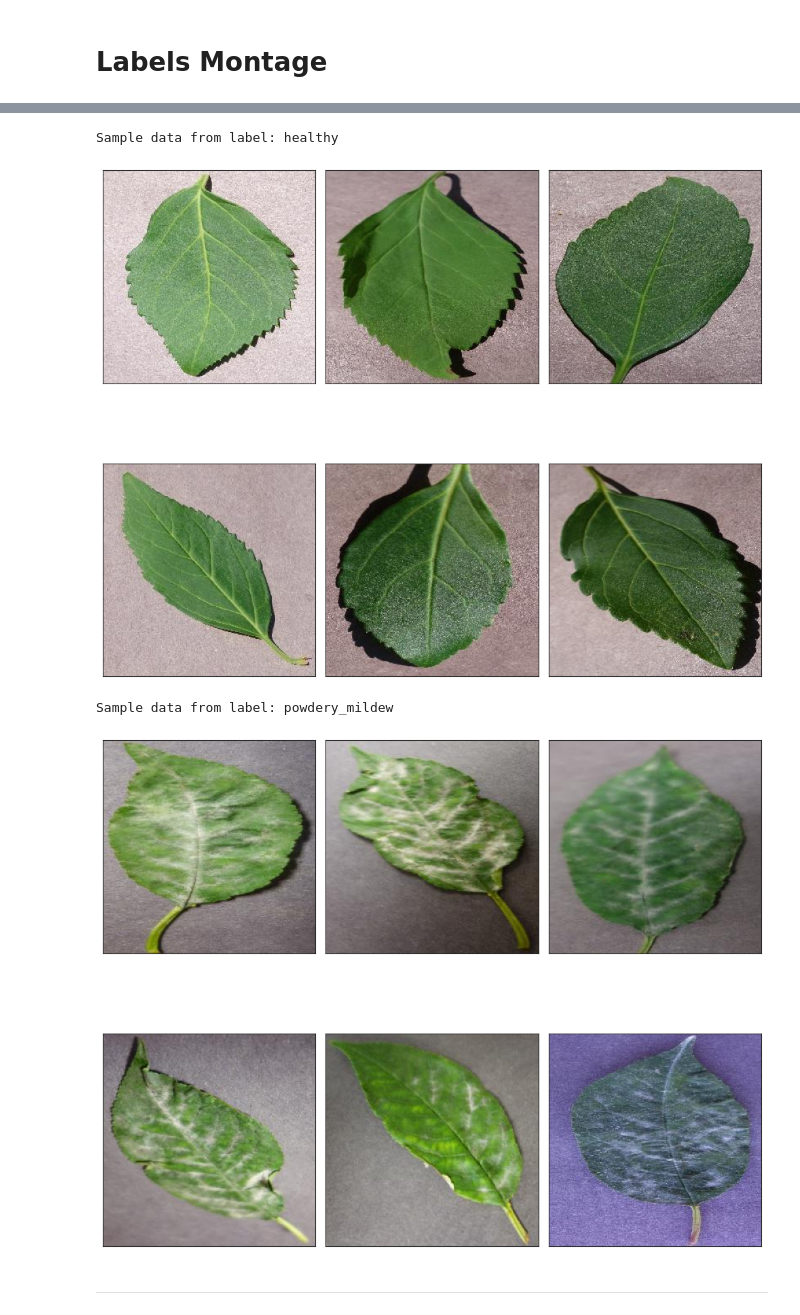
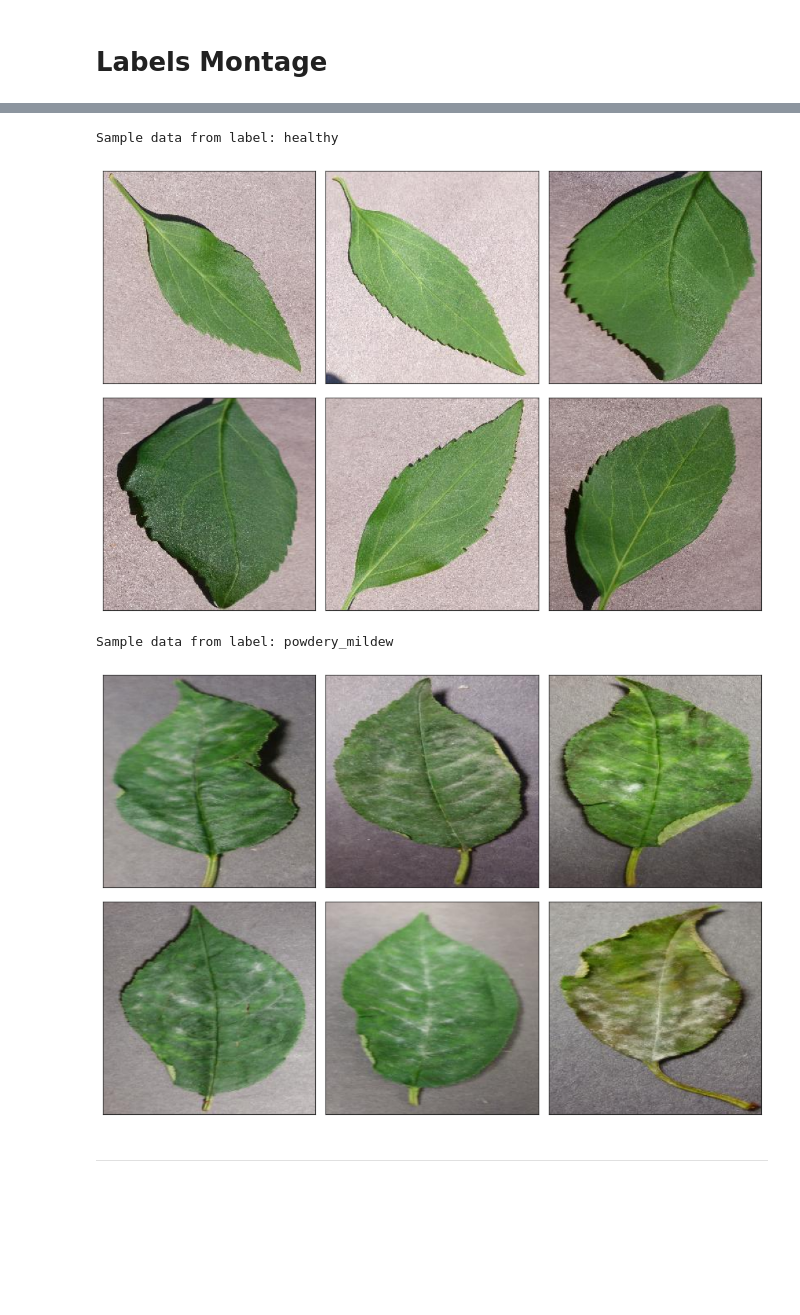
Before and after one commit to jensbrauer/Mildew-Detection-in-Cherry-Leaves, a Jupyter notebook: jupyter_notebooks/03 - DataVisualization.ipynb, the cells around one changed output, grey strips where cells are left out. Drawn from its saved outputs; the diff is of its cells as text; code cells hidden in the pictures; blank space fills up the shorter version.

```diff
--- a/jupyter_notebooks/03 - DataVisualization.ipynb
+++ b/jupyter_notebooks/03 - DataVisualization.ipynb
@@ -58,17 +58,20 @@ val_data_dir = data_dir + '/validation'
 test_data_dir = data_dir + '/test'
 # %% [markdown]
 ## Output directory variables
+# %%
+# declare the name of your output folder
+output_dir = 'current_output'
 # %%
 if 'outputs' not in os.listdir(current_dir):
     os.makedirs(name='outputs')
 
-def create_output_dir(version_index):
-    while True:
-        try:
-            os.makedirs(name=f'outputs/Version{version_index}')
-            return f'outputs/Version{version_index}'
-        except:
-            version_index += 1
-version_output = create_output_dir(1)
-print(f'Current output folder is {version_output}')
+def create_output_dir(output_dir):
+    try:
+        os.makedirs(name=f'outputs/{output_dir}')
+        print(f'Current output folder is {output_dir}')
+        return f'outputs/{output_dir}'
+    except:
+        print(f'Current output folder is {output_dir}. Note that this is an already existing folder.')
+        return f'outputs/{output_dir}'
+version_output = create_output_dir(output_dir)
 # %% [output]
@@ -97,37 +96,38 @@ from matplotlib.image import imread
 # %%
 montage_rows = 2
 montage_cols = 3
-figsize=(10,10)
+figsize=(10,7)
 
 sns.set_style("white")
 labels = os.listdir(train_data_dir)
 
 for label in labels:
     print(f'Sample data from label: {label}')
     imgs_list = os.listdir(train_data_dir + '/' + label)
     imgs_sample = random.sample(imgs_list, montage_rows * montage_cols)
 
     # create list of axes indices based on montage_rows and montage_cols
     pos_index = []
     for i in range(0, montage_rows):
         for j in range(0, montage_cols):
             pos_index.append([i, j])
 
     # create a Figure and display images
     fig, axes = plt.subplots(nrows=montage_rows,ncols=montage_cols, figsize=figsize)
     for k in range(0, len(imgs_sample)):
         img = imread(train_data_dir + '/' + label + '/' + imgs_sample[k], 0)
         img_shape = img.shape
         axes[pos_index[k][0], pos_index[k][1]].imshow(img)
         axes[pos_index[k][0], pos_index[k][1]].set_xticks([])
         axes[pos_index[k][0], pos_index[k][1]].set_yticks([])
     plt.tight_layout()
+    plt.savefig(fname=version_output+f'/img_montage_{label}')
     plt.show()
 # %% [output]
 Sample data from label: healthy
-[figure, old version]
+[figure, new version]
 Sample data from label: powdery_mildew
-[figure, old version]
+[figure, new version]
 # %% [markdown]
 ---
 # %% [markdown]
```
Also changed, not shown: parts of 11 cells of this notebook.
